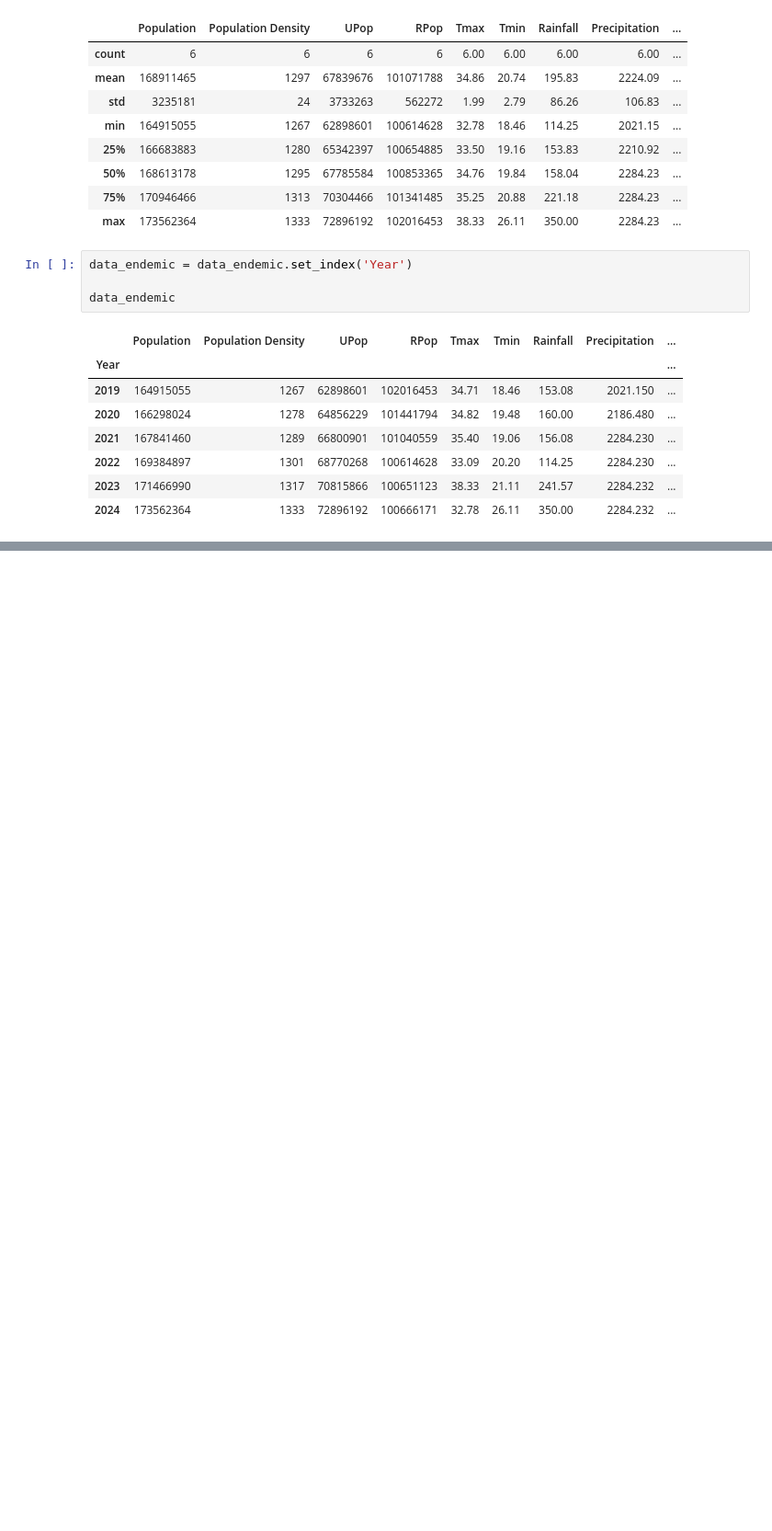
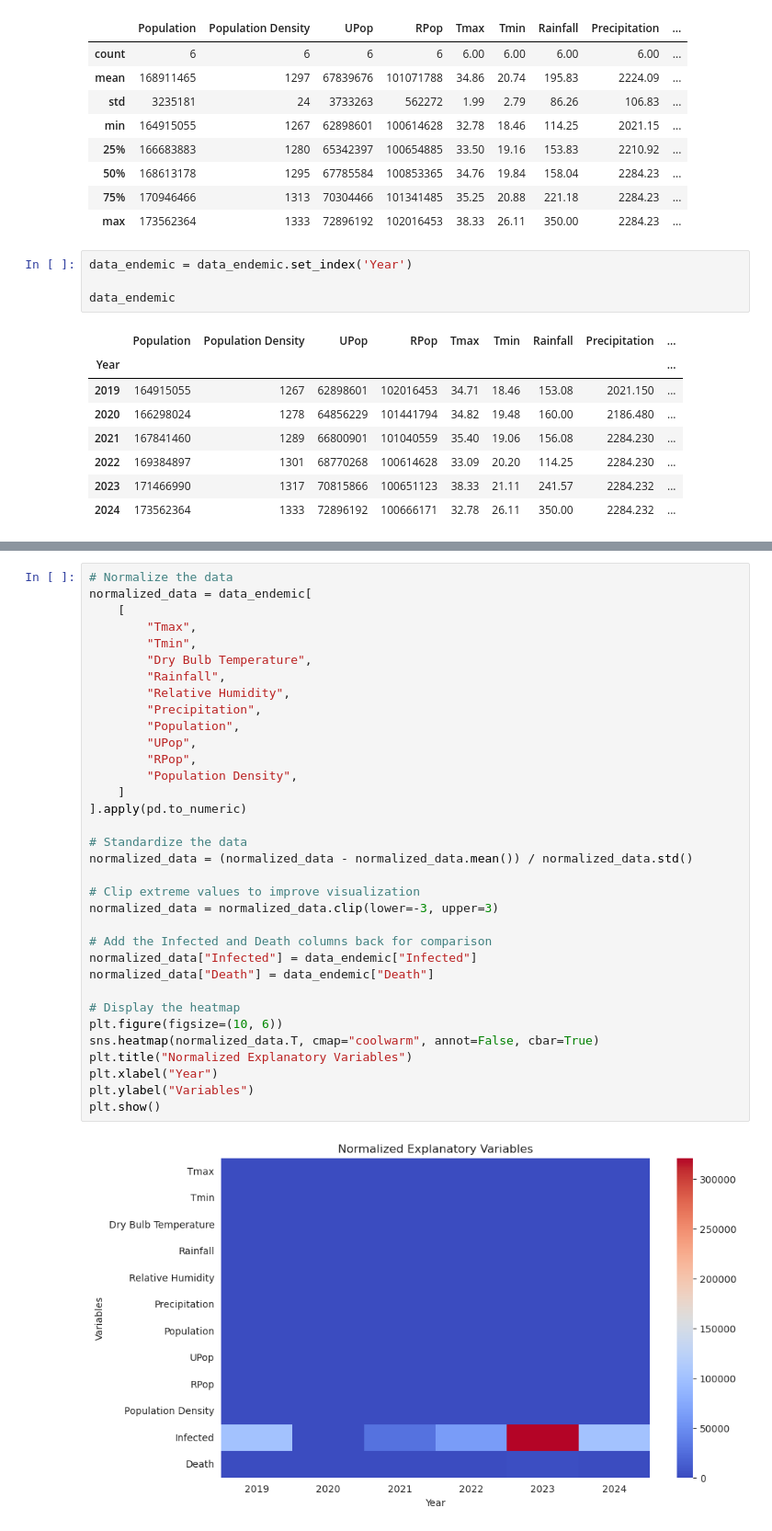
Before and after one commit to awnonbhowmik/DENV-Data-Analysis, a Jupyter notebook: main_endemic.ipynb, the cells around one changed output, grey strips where cells are left out. Shown at 92% size. Cells and saved outputs as stored; diff of their text form; blank space fills up the shorter version.

```diff
--- a/main_endemic.ipynb
+++ b/main_endemic.ipynb
@@ -55,0 +177,36 @@ data_endemic
+# %%
+# Normalize the data
+normalized_data = data_endemic[
+    [
+        "Tmax",
+        "Tmin",
+        "Dry Bulb Temperature",
+        "Rainfall",
+        "Relative Humidity",
+        "Precipitation",
+        "Population",
+        "UPop",
+        "RPop",
+        "Population Density",
+    ]
+].apply(pd.to_numeric)
+
+# Standardize the data
+normalized_data = (normalized_data - normalized_data.mean()) / normalized_data.std()
+
+# Clip extreme values to improve visualization
+normalized_data = normalized_data.clip(lower=-3, upper=3)
+
+# Add the Infected and Death columns back for comparison
+normalized_data["Infected"] = data_endemic["Infected"]
+normalized_data["Death"] = data_endemic["Death"]
+
+# Display the heatmap
+plt.figure(figsize=(10, 6))
+sns.heatmap(normalized_data.T, cmap="coolwarm", annot=False, cbar=True)
+plt.title("Normalized Explanatory Variables")
+plt.xlabel("Year")
+plt.ylabel("Variables")
+plt.show()
+# %% [output]
+[figure, added]
```
Also changed, not shown: parts of 3 cells of this notebook, 1 other file.
